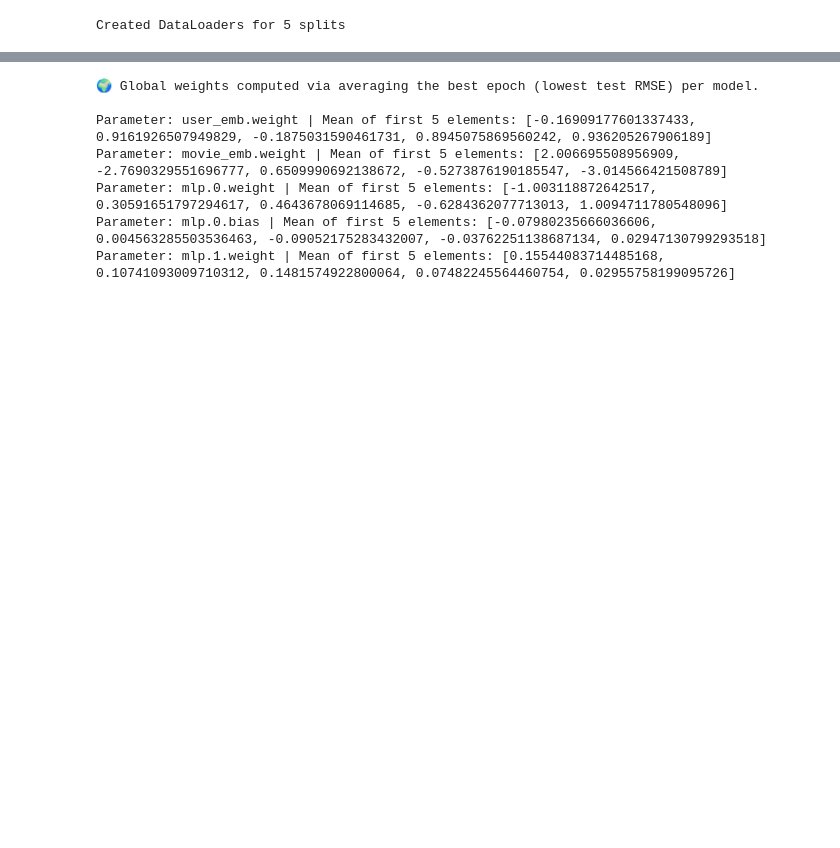
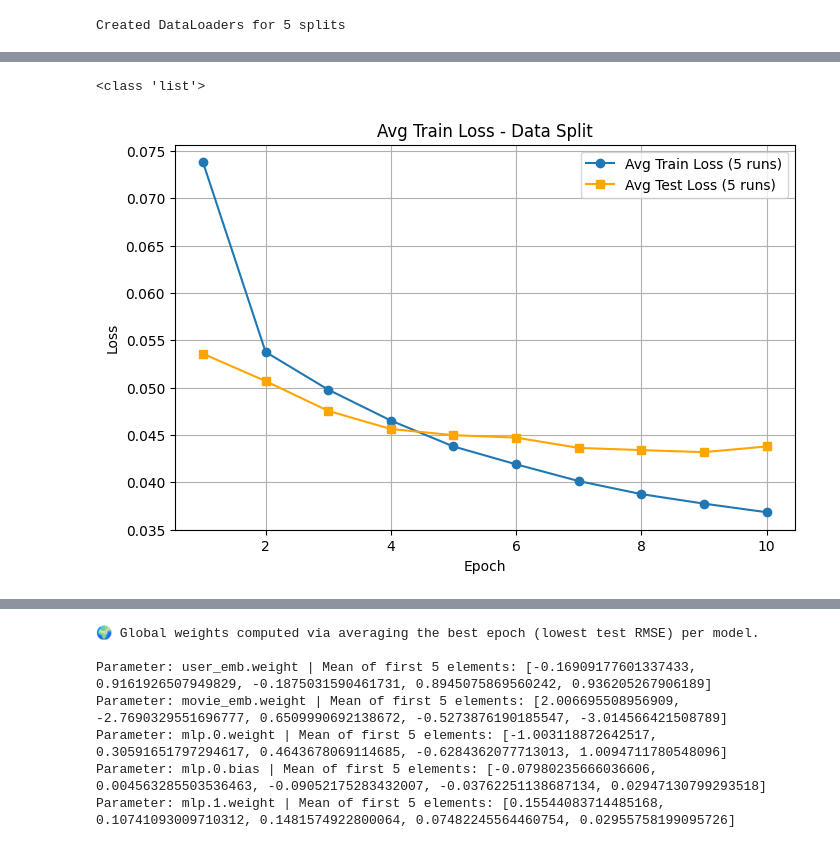
Before and after one commit to Gouthamx/Distributed_Gradient_Descent_for_Sparse_Data, a Jupyter notebook: Approach_1.ipynb, the cells around one changed output, grey strips where cells are left out. Drawn from its saved outputs; the diff is of its cells as text; code cells hidden in the pictures; blank space fills up the shorter version.

```diff
--- a/Approach_1.ipynb
+++ b/Approach_1.ipynb
@@ -500,0 +605,17 @@ utils.save_results("results/data_split.pkl", aggregated_curves)
+# %%
+avg_min_test_loss = list(avg_min_test_loss)
+print(type(avg_min_test_loss))
+# %% [output]
+<class 'list'>
+# %%
+plt.figure(figsize=(8,5))
+plt.plot(range(1, epochs_stage1+1), avg_train_losses, marker="o", label="Avg Train Loss (5 runs)")
+plt.plot(range(1, epochs_stage1+1), avg_test_losses, marker="s", color="orange", label="Avg Test Loss (5 runs)")
+plt.xlabel("Epoch")
+plt.ylabel("Loss")
+plt.title("Avg Train Loss - Data Split")
+plt.legend()
+plt.grid(True)
+plt.show()
+# %% [output]
+[figure, added]
```
Also changed, not shown: parts of 11 cells of this notebook, 3 other files.
